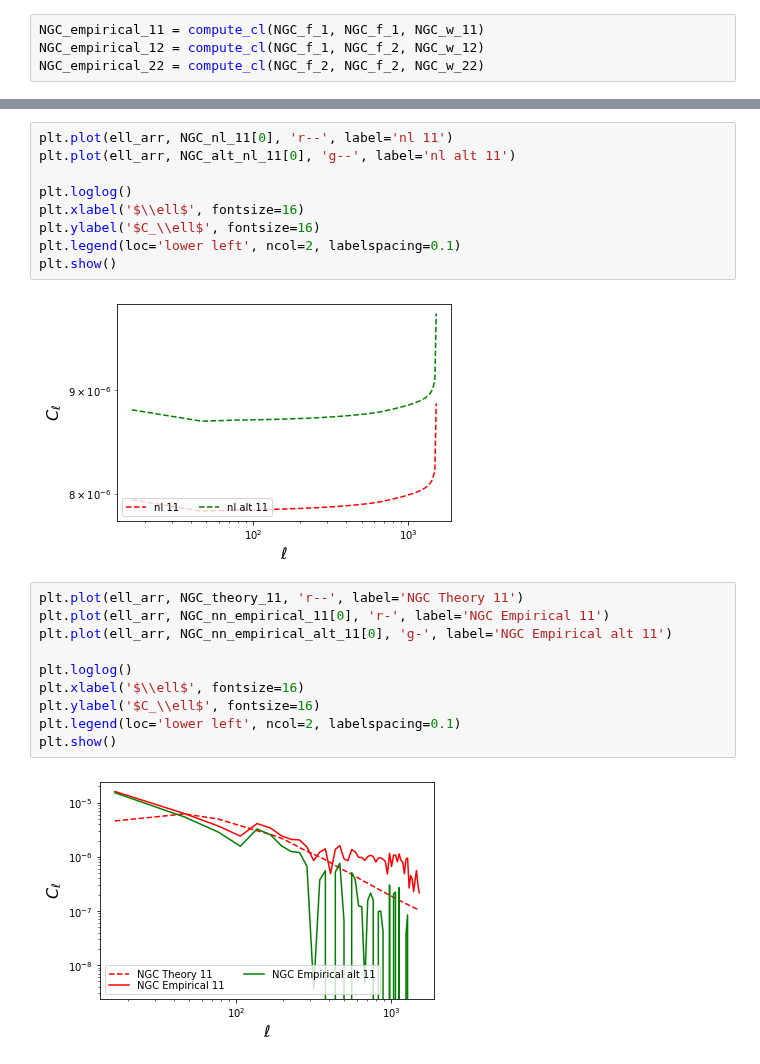
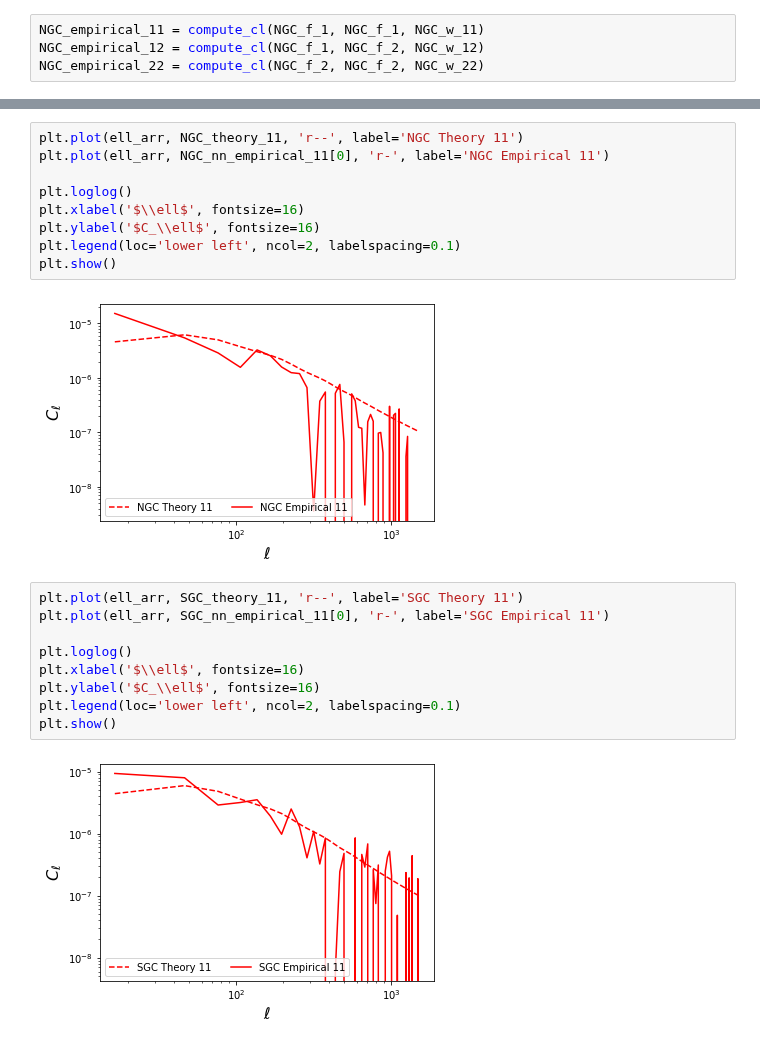
Before and after one commit to Cosmotheka/Cosmotheka, a Jupyter notebook: pipeline/eBOSS_QSO/ccl_quasar.ipynb, the cells around one changed output, grey strips where cells are left out. Cells and saved outputs as stored; diff of their text form.

```diff
--- a/pipeline/eBOSS_QSO/ccl_quasar.ipynb
+++ b/pipeline/eBOSS_QSO/ccl_quasar.ipynb
@@ -218,18 +211,17 @@ NGC_nn_empirical_alt_22 = NGC_empirical_22 - NGC_alt_nl_22
 # %%
-plt.plot(ell_arr, NGC_nl_11[0], 'r--', label='nl 11')
-plt.plot(ell_arr, NGC_alt_nl_11[0], 'g--', label='nl alt 11')
+plt.plot(ell_arr, NGC_theory_11, 'r--', label='NGC Theory 11')
+plt.plot(ell_arr, NGC_nn_empirical_11[0], 'r-', label='NGC Empirical 11')
 
 plt.loglog()
 plt.xlabel('$\\ell$', fontsize=16)
 plt.ylabel('$C_\\ell$', fontsize=16)
 plt.legend(loc='lower left', ncol=2, labelspacing=0.1)
 plt.show()
 # %% [output]
-[figure, old version]
+[figure, new version]
 # %%
-plt.plot(ell_arr, NGC_theory_11, 'r--', label='NGC Theory 11')
-plt.plot(ell_arr, NGC_nn_empirical_11[0], 'r-', label='NGC Empirical 11')
-plt.plot(ell_arr, NGC_nn_empirical_alt_11[0], 'g-', label='NGC Empirical alt 11')
+plt.plot(ell_arr, SGC_theory_11, 'r--', label='SGC Theory 11')
+plt.plot(ell_arr, SGC_nn_empirical_11[0], 'r-', label='SGC Empirical 11')
 
 plt.loglog()
 plt.xlabel('$\\ell$', fontsize=16)
@@ -237,4 +229,4 @@ plt.ylabel('$C_\\ell$', fontsize=16)
 plt.legend(loc='lower left', ncol=2, labelspacing=0.1)
 plt.show()
 # %% [output]
-[figure, old version]
+[figure, new version]
```
Also changed, not shown: parts of 9 cells of this notebook, 3 other files.
